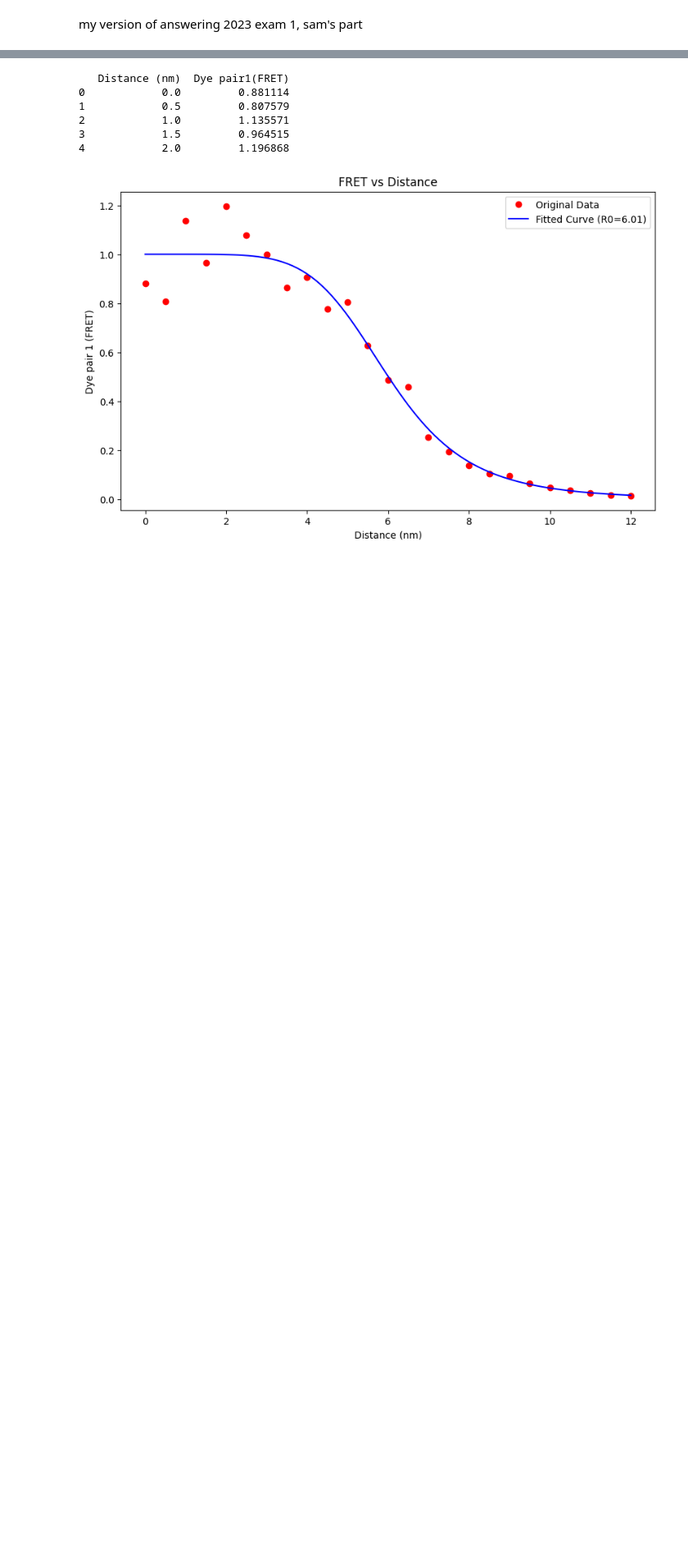
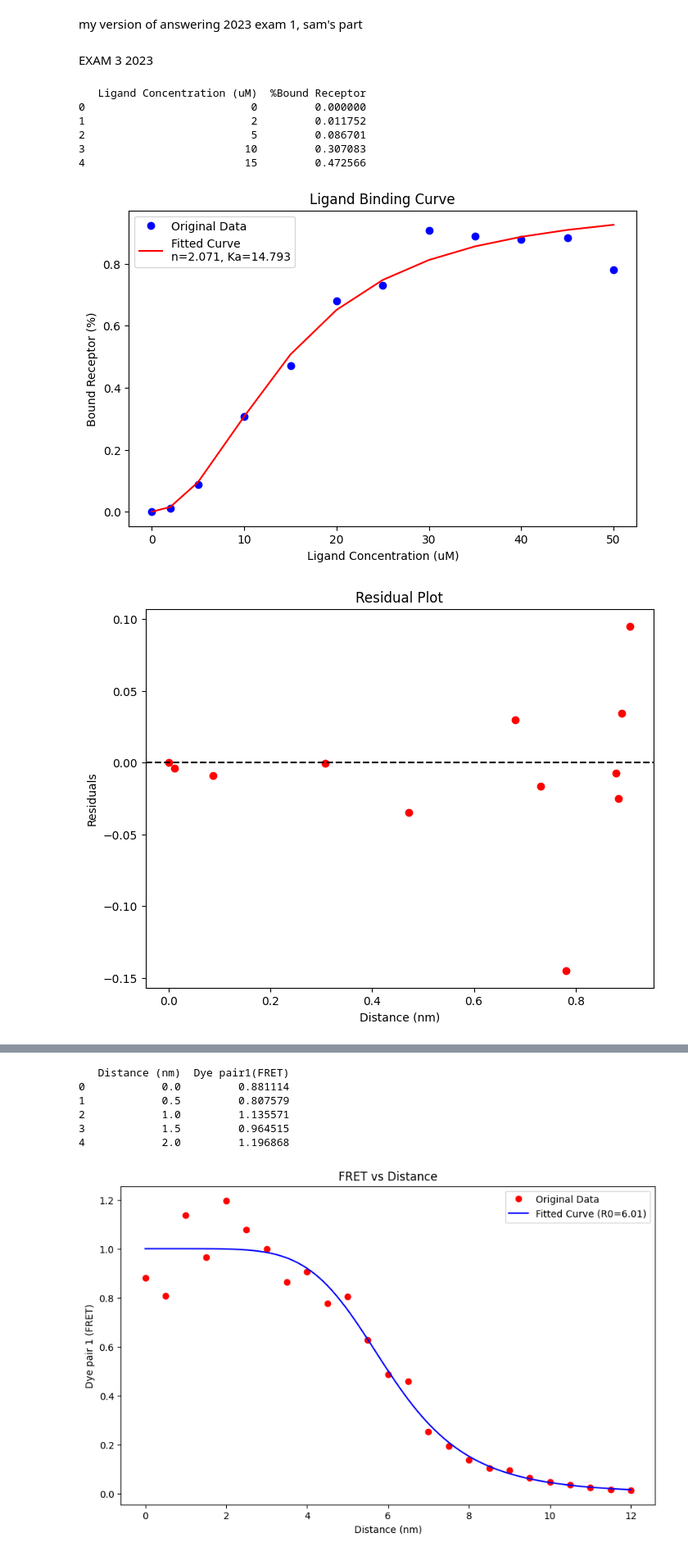
Before and after one commit to mariajpf03/LR-and-NLR-comparison, a Jupyter notebook: Non linear Regression.ipynb, the cells around one changed output, grey strips where cells are left out. Shown at 82% size. Drawn from its saved outputs; the diff is of its cells as text; code cells hidden in the pictures; blank space fills up the shorter version.

```diff
--- a/Non linear Regression.ipynb
+++ b/Non linear Regression.ipynb
@@ -1,3 +1,70 @@
 # %% [markdown]
 my version of answering 2023 exam 1, sam's part
+# %% [markdown]
+EXAM 3 2023
+# %%
+import numpy as np
+import pandas as pd
+import matplotlib.pyplot as plt
+from scipy.optimize import curve_fit
+
+# Load data from the file
+file_path = r'C:\Users\maria\OneDrive\Desktop\LigandData.txt'
+
+mydataframe = pd.read_csv(file_path, delimiter='\t')
+print(mydataframe.head())  # Displaying the first few rows of the dataframe
+
+#TODO make sure the names of X and Y data are written exactly as it appears
+# Extracting data columns
+x = mydataframe["Ligand Concentration (uM)"]
+y = mydataframe["%Bound Receptor"]
+
+# Define the model function for FRET
+def Theta(x, n, Ka):
+    return (x**n) / ((Ka**n) + (x**n))
+
+# Fit the model to the data
+params, covs = curve_fit(Theta, x, y)
+
+# Extract estimated parameters
+n, Ka = params[0], params[1]
+
+# Fit the model to the values
+yfit = Theta(x, n, Ka)
+
+# Plotting the data and fitted curve
+plt.figure(figsize=(8, 5))
+plt.plot(x, y, 'bo', label='Original Data')  # Data points
+plt.plot(x, yfit, 'r-', label=f'Fitted Curve\nn={n:.3f}, Ka={Ka:.3f}')  # Fitted curve
+
+# Axis labels and title
+plt.xlabel('Ligand Concentration (uM)')
+plt.ylabel('Bound Receptor (%)')
+plt.title('Ligand Binding Curve')
+
+# Add legend
+plt.legend()
+
+# Show plot
+plt.show()
+
+#residuals plot
+residuals = y - yfit
+# Plotting the residual plot
+plt.figure(figsize=(8, 6))
+plt.scatter(y, residuals, color='red')
+plt.xlabel('Distance (nm)')
+plt.ylabel('Residuals')
+plt.title('Residual Plot')
+plt.axhline(y=0, color='black', linestyle='--')
+plt.show()
+# %% [output]
+   Ligand Concentration (uM)  %Bound Receptor
+0                          0         0.000000
+1                          2         0.011752
+2                          5         0.086701
+3                         10         0.307083
+4                         15         0.472566
+[figure, added]
+[figure, added]
 # %% [markdown]
```
Also changed, not shown: parts of 2 cells of this notebook, 2 other files.
